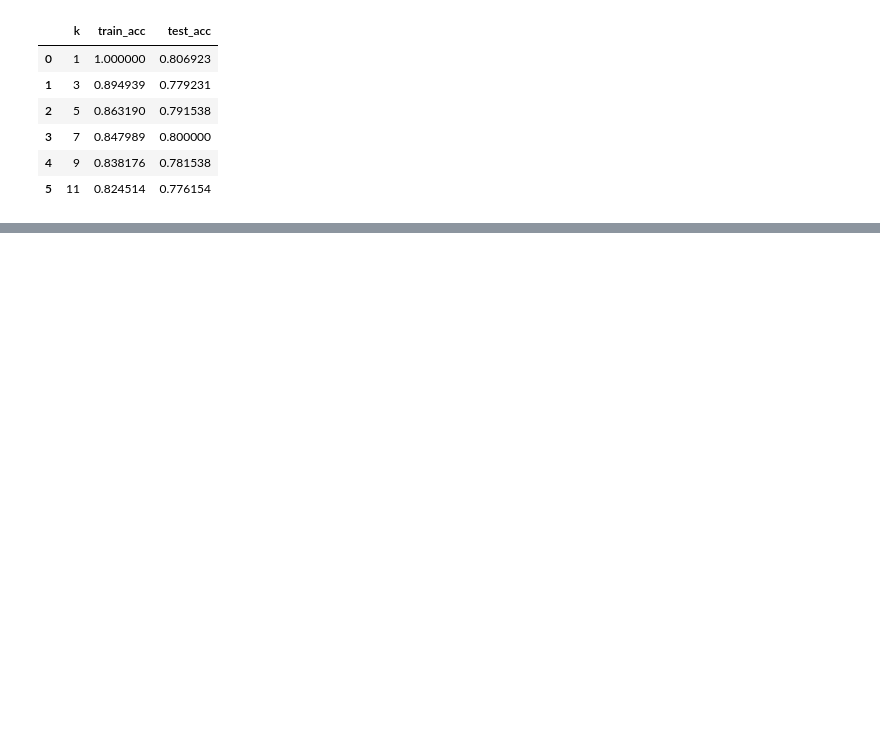
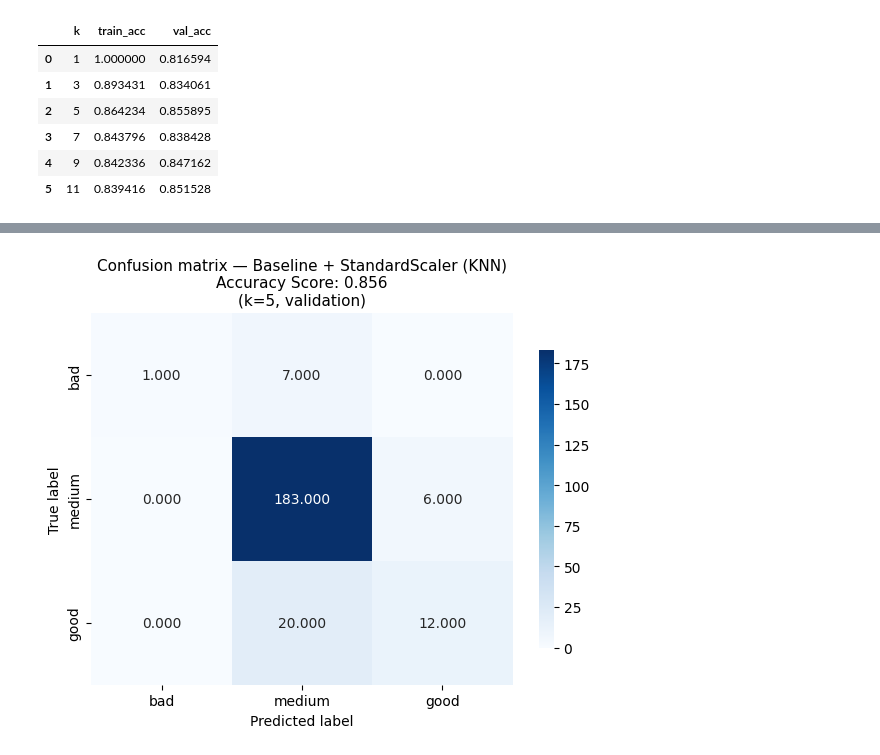
Before and after one commit to mrl588/Wine-Prediction, a Jupyter notebook: wine_quality_ml_final.ipynb, the cells around one changed output, grey strips where cells are left out. Cells and saved outputs as stored; diff of their text form; code cells hidden in the pictures; blank space fills up the shorter version.

```diff
--- a/wine_quality_ml_final.ipynb
+++ b/wine_quality_ml_final.ipynb
@@ -34,14 +41,10 @@ print(wine_quality.variables)
 # %%
-from ucimlrepo import fetch_ucirepo
 import matplotlib.pyplot as plt
 import seaborn as sns
 import pandas as pd
 
-wine_quality = fetch_ucirepo(id=186)
-X = wine_quality.data.features
-y = wine_quality.data.targets
-
-df = pd.concat([X, y], axis=1)
+# df
+assert "df" in globals(), "Run the data-loading cell above first."
 
 # 1. histogram
 df.hist(figsize=(12, 10), bins=20)
@@ -233,37 +236,83 @@ for k in k_values:
     knn.fit(X_train_poly3_scaled, y_train)
     knn_results_poly3.append(
         {
             "k": k,"train_acc": knn.score(X_train_poly3_scaled, y_train),"val_acc": knn.score(X_val_poly3_scaled, y_val),
         }
     )
 
 # Log transformation: a lot of the inputs are right skewed, the log will help compress larger values making it less sensitive to outliers.
 X_train_log = np.log1p(np.maximum(X_train, 0.0))
 X_val_log = np.log1p(np.maximum(X_val, 0.0))
 
 scaler_log = StandardScaler()
 X_train_log_scaled = scaler_log.fit_transform(X_train_log)
 X_val_log_scaled = scaler_log.transform(X_val_log)
 
 knn_results_log = []
 for k in k_values:
     knn = KNeighborsClassifier(n_neighbors=k)
     knn.fit(X_train_log_scaled, y_train)
     knn_results_log.append(
         {
             "k": k,"train_acc": knn.score(X_train_log_scaled, y_train),"val_acc": knn.score(X_val_log_scaled, y_val),
         }
     )
 
 display(pd.DataFrame(knn_results))
 display(pd.DataFrame(knn_results_poly))
 display(pd.DataFrame(knn_results_poly3))
 display(pd.DataFrame(knn_results_log))
+# --- One confusion matrix: baseline + StandardScaler (validation; k = best val_acc) ---
+import matplotlib.pyplot as plt
+import seaborn as sns
+from sklearn.metrics import accuracy_score, confusion_matrix
+
+_cm_labels = ["bad", "medium", "good"]
+
+
+def _val_confusion_heatmap(ax, X_tr, X_va, y_tr, y_va, results, title):
+    k_star = max(results, key=lambda r: r["val_acc"])["k"]
+    knn = KNeighborsClassifier(n_neighbors=k_star)
+    knn.fit(X_tr, y_tr)
+    y_pred = knn.predict(X_va)
+    cm = confusion_matrix(y_va, y_pred, labels=[0, 1, 2])
+    acc = accuracy_score(y_va, y_pred)
+    sns.heatmap(
+        cm.astype(float),
+        annot=True,
+        fmt=".3f",
+        cmap="Blues",
+        ax=ax,
+        xticklabels=_cm_labels,
+        yticklabels=_cm_labels,
+        vmin=0,
+        cbar_kws={"shrink": 0.8},
+    )
+    ax.set_xlabel("Predicted label")
+    ax.set_ylabel("True label")
+    ax.set_title(
+        f"Confusion matrix — {title}\nAccuracy Score: {acc:.3f}\n(k={k_star}, validation)",
+        fontsize=11,
+    )
+
+
+fig, ax = plt.subplots(figsize=(6, 5))
+_val_confusion_heatmap(
+    ax,
+    X_train_scaled,
+    X_val_scaled,
+    y_train,
+    y_val,
+    knn_results,
+    "Baseline + StandardScaler (KNN)",
+)
+plt.tight_layout()
+plt.show()
 # %% [output]
-|  | k | train_acc | test_acc |
-| 0 | 1 | 1.000000 | 0.806923 |
-| 1 | 3 | 0.894939 | 0.779231 |
-| 2 | 5 | 0.863190 | 0.791538 |
-| 3 | 7 | 0.847989 | 0.800000 |
-| 4 | 9 | 0.838176 | 0.781538 |
-| 5 | 11 | 0.824514 | 0.776154 |
+|  | k | train_acc | val_acc |
+| 0 | 1 | 1.000000 | 0.816594 |
+| 1 | 3 | 0.893431 | 0.834061 |
+| 2 | 5 | 0.864234 | 0.855895 |
+| 3 | 7 | 0.843796 | 0.838428 |
+| 4 | 9 | 0.842336 | 0.847162 |
+| 5 | 11 | 0.839416 | 0.851528 |
@@ -290,0 +340 @@ display(pd.DataFrame(knn_results_log))
+[figure, added]
```
Also changed, not shown: parts of 4 cells of this notebook.
